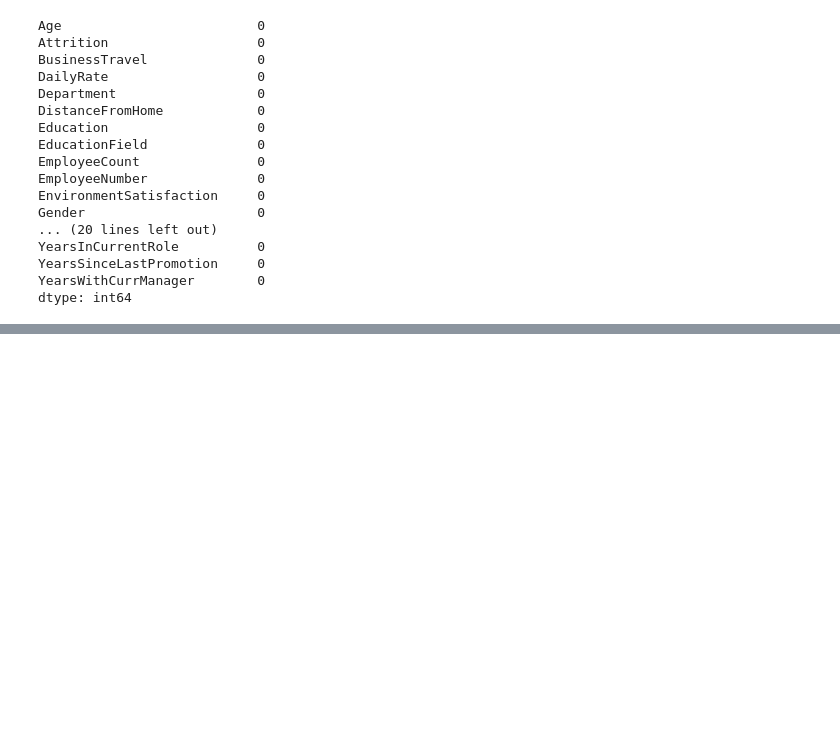
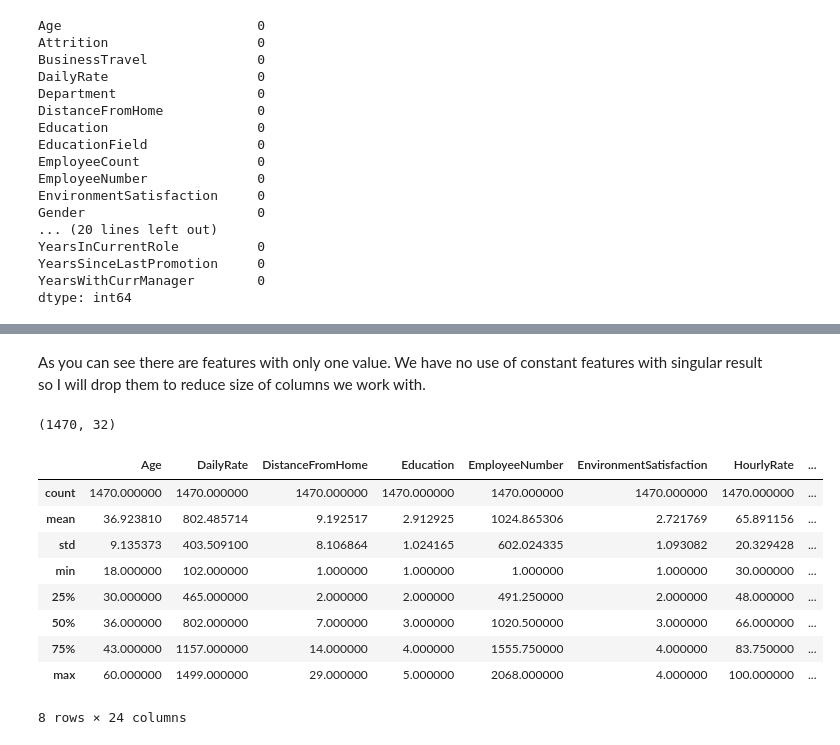
Before and after one commit to mbrigljevic/Employee-attrition-project-, a Jupyter notebook: Attrition in the company .ipynb, the cells around one changed output, grey strips where cells are left out. Drawn from its saved outputs; the diff is of its cells as text; code cells hidden in the pictures; blank space fills up the shorter version.

```diff
--- a/Attrition in the company .ipynb
+++ b/Attrition in the company .ipynb
@@ -93,0 +124,2 @@ dtype: int64
+# %% [markdown]
+As you can see there are features with only one value. We have no use of constant features with singular result so I will drop them to reduce size of columns we work with.
@@ -93,0 +128,17 @@ dtype: int64
+# %%
+df.shape
+# %% [output]
+(1470, 32)
+# %%
+df.describe()
+# %% [output]
+|  | Age | DailyRate | DistanceFromHome | Education | EmployeeNumber | EnvironmentSatisfaction | HourlyRate | ... |
+| count | 1470.000000 | 1470.000000 | 1470.000000 | 1470.000000 | 1470.000000 | 1470.000000 | 1470.000000 | ... |
+| mean | 36.923810 | 802.485714 | 9.192517 | 2.912925 | 1024.865306 | 2.721769 | 65.891156 | ... |
+| std | 9.135373 | 403.509100 | 8.106864 | 1.024165 | 602.024335 | 1.093082 | 20.329428 | ... |
+| min | 18.000000 | 102.000000 | 1.000000 | 1.000000 | 1.000000 | 1.000000 | 30.000000 | ... |
+| 25% | 30.000000 | 465.000000 | 2.000000 | 2.000000 | 491.250000 | 2.000000 | 48.000000 | ... |
+| 50% | 36.000000 | 802.000000 | 7.000000 | 3.000000 | 1020.500000 | 3.000000 | 66.000000 | ... |
+| 75% | 43.000000 | 1157.000000 | 14.000000 | 4.000000 | 1555.750000 | 4.000000 | 83.750000 | ... |
+| max | 60.000000 | 1499.000000 | 29.000000 | 5.000000 | 2068.000000 | 4.000000 | 100.000000 | ... |
+8 rows × 24 columns
```
Also changed, not shown: parts of 11 cells of this notebook.
